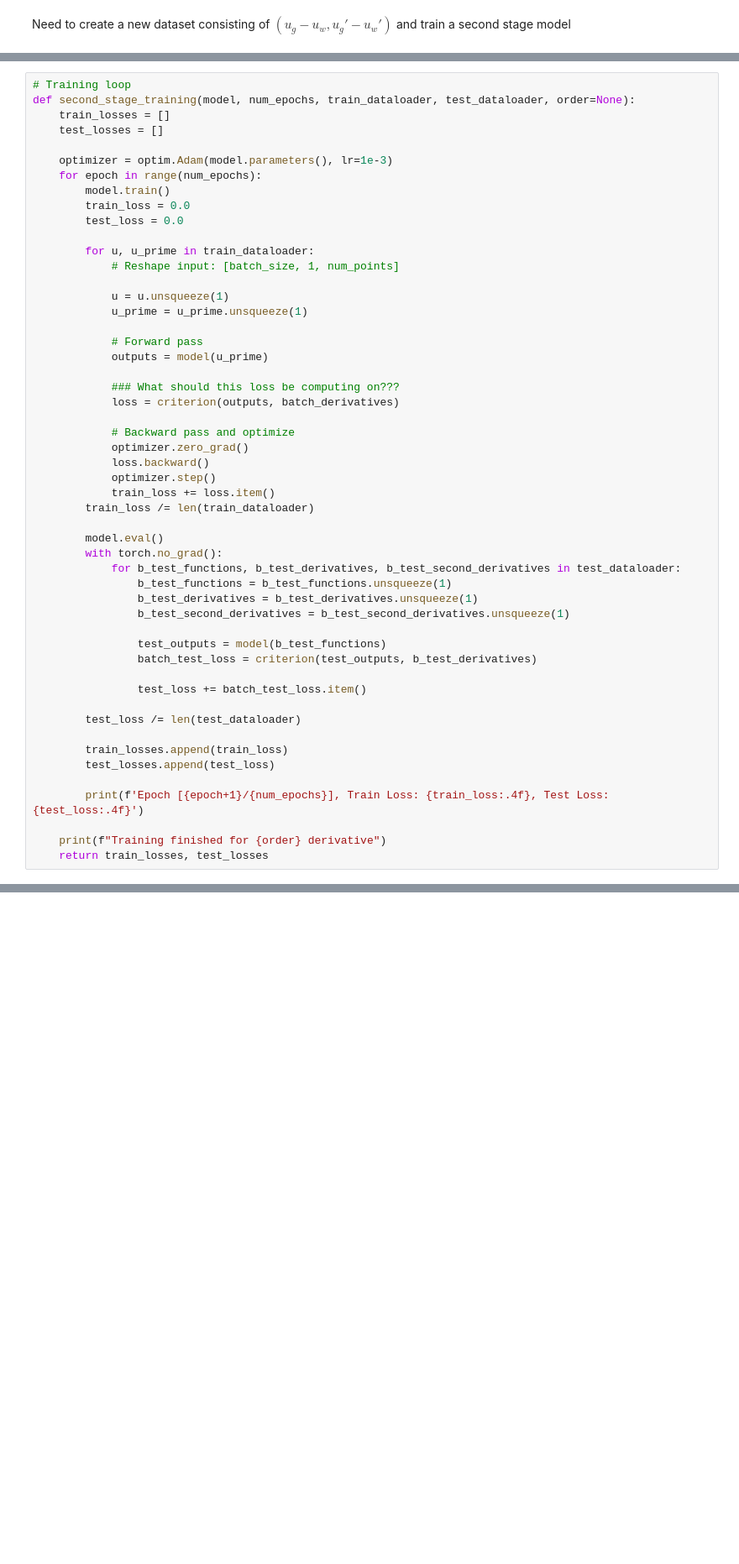
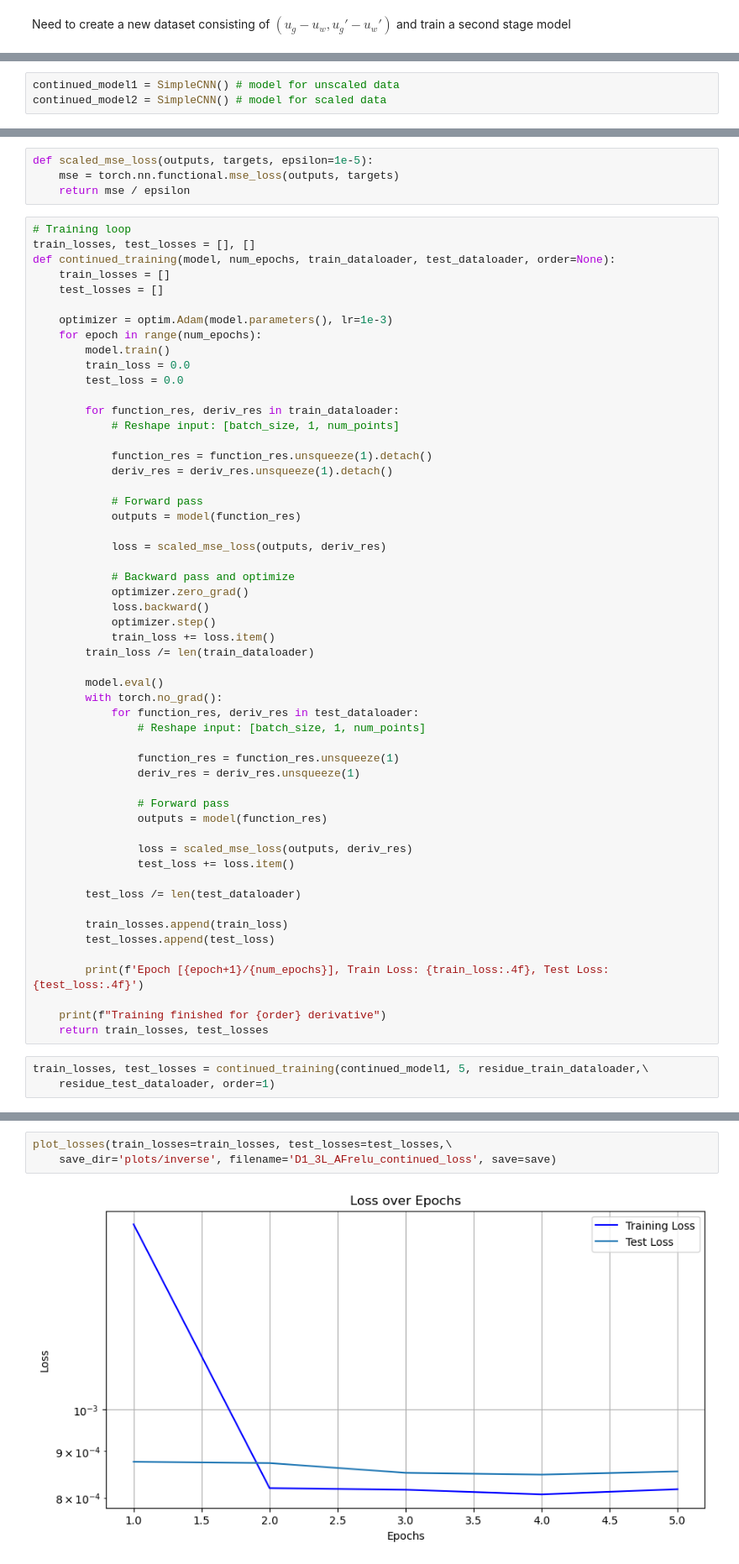
Before and after one commit to ewang26/multistage, a Jupyter notebook: D1_3L_AFrelu_continued.ipynb, the cells around one changed output, grey strips where cells are left out. Shown: that part at 84% size. Drawn from its saved outputs; the diff is of its cells as text; blank space fills up the shorter version.

```diff
--- a/D1_3L_AFrelu_inverse_multi.ipynb
+++ b/D1_3L_AFrelu_continued.ipynb
@@ -995,0 +999,3 @@ second_stage_model = SimpleCNN()
+# %%
+continued_model1 = SimpleCNN() # model for unscaled data
+continued_model2 = SimpleCNN() # model for scaled data
@@ -996,6 +1004,11 @@ second_stage_model = SimpleCNN()
+# %%
+def scaled_mse_loss(outputs, targets, epsilon=1e-5):
+    mse = torch.nn.functional.mse_loss(outputs, targets)
+    return mse / epsilon
 # %%
 # Training loop
-def second_stage_training(model, num_epochs, train_dataloader, test_dataloader, order=None):
+train_losses, test_losses = [], []
+def continued_training(model, num_epochs, train_dataloader, test_dataloader, order=None):
     train_losses = []
     test_losses = []
 
@@ -1005,17 +1018,16 @@ def second_stage_training(model, num_epochs, train_dataloader, test_dataloader,
         train_loss = 0.0
         test_loss = 0.0
 
-        for u, u_prime in train_dataloader:
+        for function_res, deriv_res in train_dataloader:
             # Reshape input: [batch_size, 1, num_points]
 
-            u = u.unsqueeze(1)
-            u_prime = u_prime.unsqueeze(1)
+            function_res = function_res.unsqueeze(1).detach()
+            deriv_res = deriv_res.unsqueeze(1).detach()
 
             # Forward pass
-            outputs = model(u_prime)
+            outputs = model(function_res)
 
-            ### What should this loss be computing on???
-            loss = criterion(outputs, batch_derivatives)
+            loss = scaled_mse_loss(outputs, deriv_res)
 
             # Backward pass and optimize
             optimizer.zero_grad()
@@ -1026,15 +1038,17 @@ def second_stage_training(model, num_epochs, train_dataloader, test_dataloader,
 
         model.eval()
         with torch.no_grad():
-            for b_test_functions, b_test_derivatives, b_test_second_derivatives in test_dataloader:
-                b_test_functions = b_test_functions.unsqueeze(1)
-                b_test_derivatives = b_test_derivatives.unsqueeze(1)
-                b_test_second_derivatives = b_test_second_derivatives.unsqueeze(1)
+            for function_res, deriv_res in test_dataloader:
+                # Reshape input: [batch_size, 1, num_points]
 
-                test_outputs = model(b_test_functions)
-                batch_test_loss = criterion(test_outputs, b_test_derivatives)
+                function_res = function_res.unsqueeze(1)
+                deriv_res = deriv_res.unsqueeze(1)
 
-                test_loss += batch_test_loss.item()
+                # Forward pass
+                outputs = model(function_res)
+
+                loss = scaled_mse_loss(outputs, deriv_res)
+                test_loss += loss.item()
 
         test_loss /= len(test_dataloader)
 
@@ -1045,3 +1059,6 @@ def second_stage_training(model, num_epochs, train_dataloader, test_dataloader,
 
     print(f"Training finished for {order} derivative")
     return train_losses, test_losses
+# %%
+train_losses, test_losses = continued_training(continued_model1, 5, residue_train_dataloader,\
+    residue_test_dataloader, order=1)
@@ -1047,0 +1072,5 @@ def second_stage_training(model, num_epochs, train_dataloader, test_dataloader,
+# %%
+plot_losses(train_losses=train_losses, test_losses=test_losses,\
+    save_dir='plots/inverse', filename='D1_3L_AFrelu_continued_loss', save=save)
+# %% [output]
+[figure, added]
```
Also changed, not shown: parts of 17 cells of this notebook, 4 other files.
